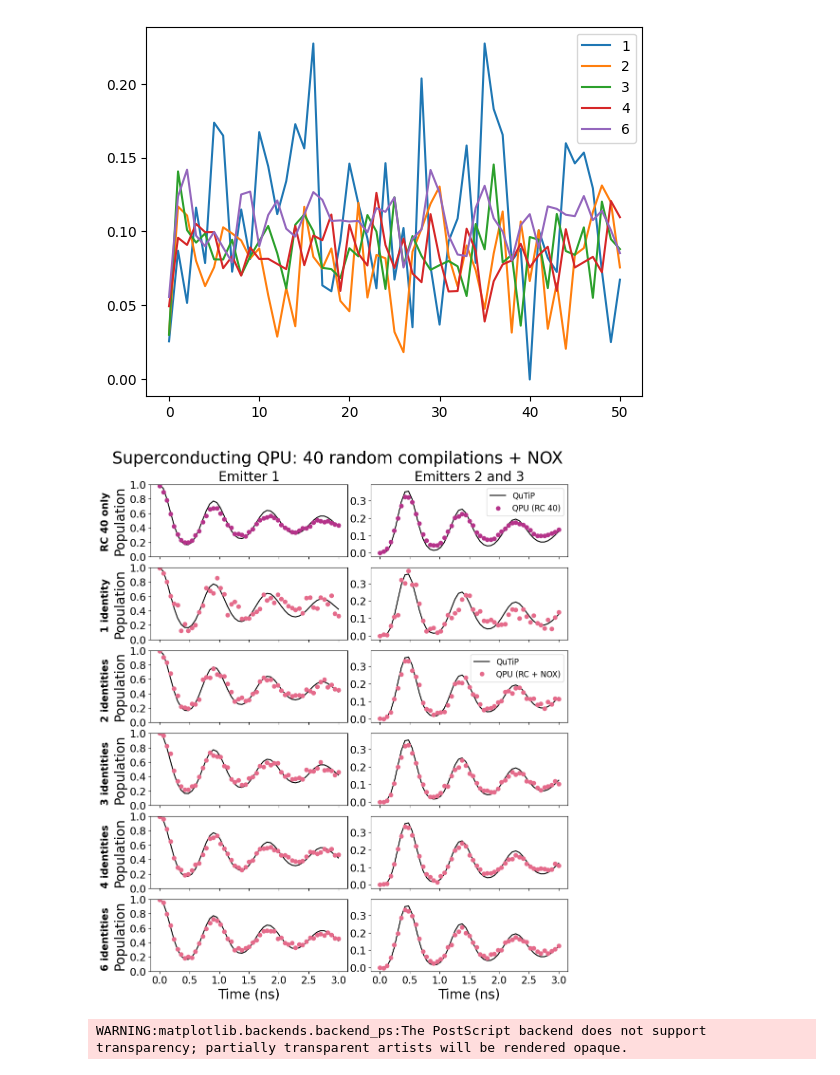
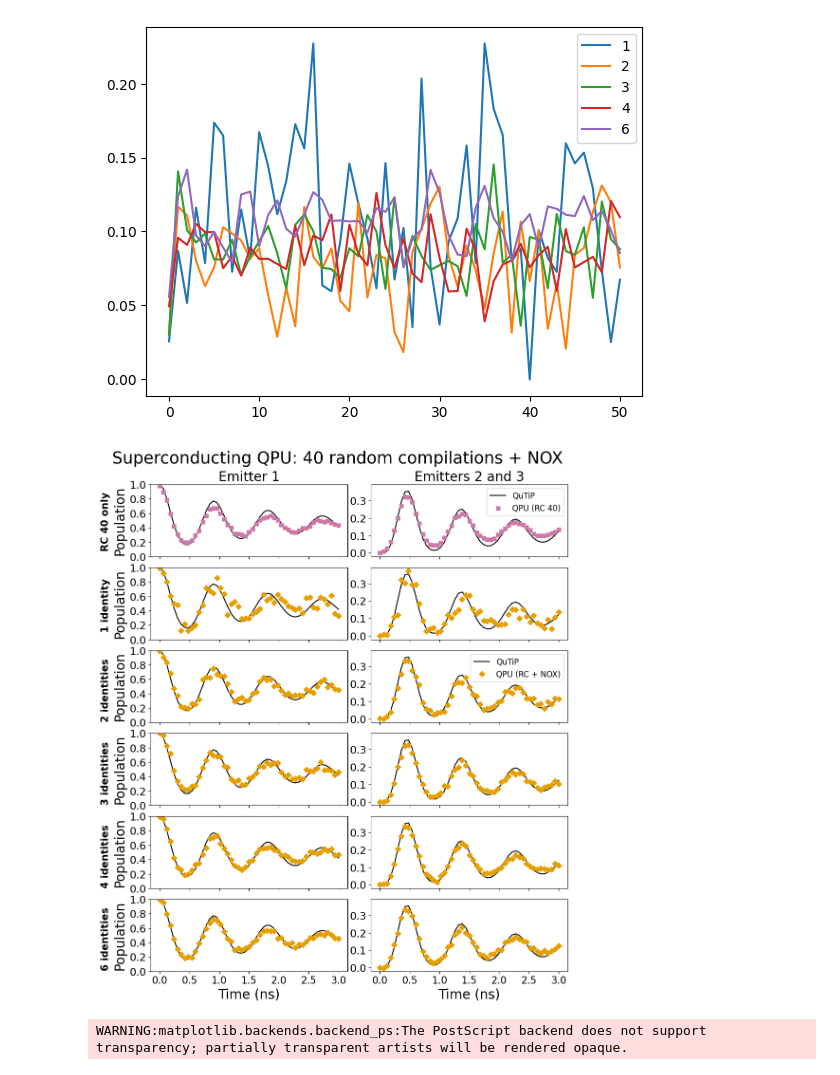
Before and after one commit to radulaski/CQED_quantum_simulation, a Jupyter notebook: notebooks/AQT_RC_NOX.ipynb, the cells around one changed output. Saved outputs shown, nothing was run; the diff lists cells and outputs as text; code cells hidden in the pictures.

Commit message:
Switch to colorblind-friendly palettes

```diff
--- a/notebooks/AQT_RC_NOX.ipynb
+++ b/notebooks/AQT_RC_NOX.ipynb
@@ -71,10 +71,10 @@ identities = [1, 2, 3, 4, 6]
 
 
 axes[0][0].plot(times, qutip_results["Emitter 1"], label="QuTiP", color='black')
-axes[0][0].plot(aqt_times, rc_40[normed_bitstrs["Emitter 1"]], marker='o', linestyle='', label="QPU", color='#b5338a')
+axes[0][0].plot(aqt_times, rc_40[normed_bitstrs["Emitter 1"]], marker='s', linestyle='', label="QPU", color='#cc79a7')
 
 axes[0][1].plot(times, qutip_results["Emitter 2"], label="QuTiP", color='black')
-axes[0][1].plot(aqt_times, rc_40[normed_bitstrs["Emitter 2 and 3"]], marker='o', linestyle='', label="QPU (RC 40)", color='#b5338a')
+axes[0][1].plot(aqt_times, rc_40[normed_bitstrs["Emitter 2 and 3"]], marker='s', linestyle='', label="QPU (RC 40)", color='#cc79a7')
 axes[0][1].legend(fontsize=12)
 
 
@@ -82,14 +82,14 @@ for ax, num_id in zip(axes[1:, 0], identities):
     ax.plot(times, qutip_results["Emitter 1"], label="QuTiP", color='black')
 
     nox = nox_data_norm.xs(num_id, level="Identities")
-    ax.plot(aqt_times, nox[normed_bitstrs["Emitter 1"]], marker='o', linestyle='', label="QPU", color="#e56b8b")
+    ax.plot(aqt_times, nox[normed_bitstrs["Emitter 1"]], marker='D', linestyle='', label="QPU", color="#e69f00")
 
 
 for ax, num_id in zip(axes[1:, 1], identities):
     ax.plot(times, qutip_results["Emitter 2"], label="QuTiP", color='black')
 
     nox = nox_data_norm.xs(num_id, level="Identities")
-    ax.plot(aqt_times, nox[normed_bitstrs["Emitter 2 and 3"]], marker='o', linestyle='', label="QPU (RC + NOX)", color="#e56b8b")
+    ax.plot(aqt_times, nox[normed_bitstrs["Emitter 2 and 3"]], marker='D', linestyle='', label="QPU (RC + NOX)", color="#e69f00")
 
 axes[2][1].legend(fontsize=12)
 
@@ -105,34 +105,34 @@ for ax in axes[:, 1]:
     ax.set_yticks([0, 0.1, 0.2, 0.3])
 
 
 axes[-1][0].set_xlabel("Time (ns)", fontsize=20)
 axes[-1][1].set_xlabel("Time (ns)", fontsize=20)
 axes[-1][0].tick_params(axis="x", labelsize=15)
 axes[-1][1].tick_params(axis="x", labelsize=15)
 
 
 axes[0, 0].set_title("Emitter 1", fontsize=20)
 axes[0, 1].set_title("Emitters 2 and 3", fontsize=20)
 
 
 axes[0][0].text(-0.23, 0.9, "RC 40 only", transform=axes[0][0].transAxes, weight='bold',
         ha='center', va='top', fontsize=15, rotation=90)
 
 for ax, num_id in zip(axes[1:, 0], identities):
     text = f"{num_id} identity" if num_id == 1 else f"{num_id} identities"
     vert = 0.85 if num_id == 1 else 0.89
     ax.text(-0.23, vert, text, transform=ax.transAxes, weight='bold',
             ha='center', va='top', fontsize=15, rotation=90)
 
 
 fig.suptitle("Superconducting QPU: 40 random compilations + NOX", fontsize=25)
 
 plt.tight_layout()
 fig.subplots_adjust(top=0.92, hspace=0.05)
 
 fig.subplots_adjust(hspace=0.15, wspace=0.12)
 # %% [output]
-[figure, old version]
+[figure, new version]
 # %%
 fig.savefig("../figures/AQT_RC_NOX.eps", bbox_inches="tight")
 # %% [output]
```
Also changed, not shown: 19 other files.
